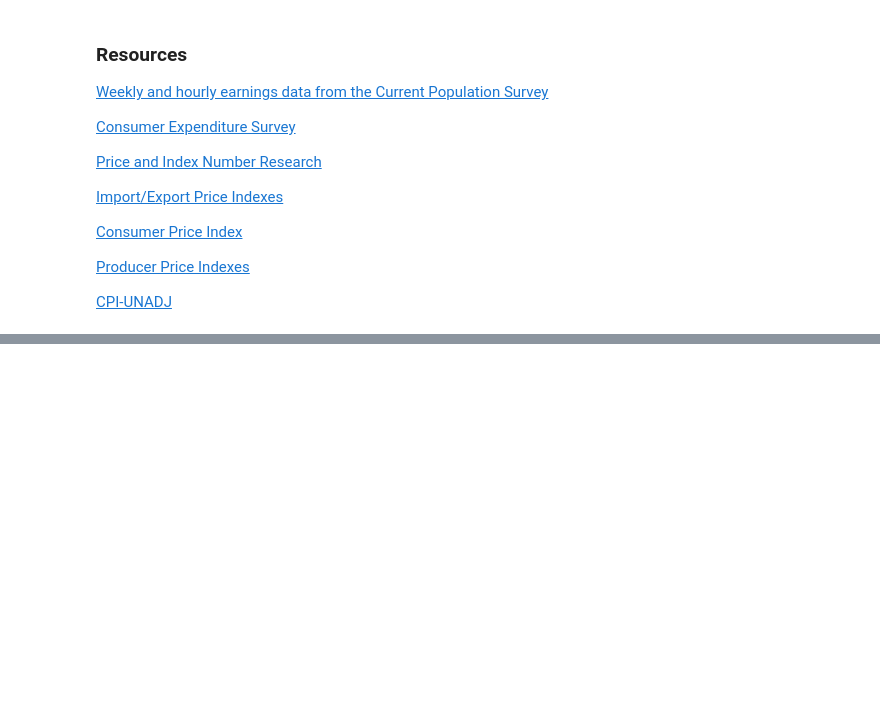
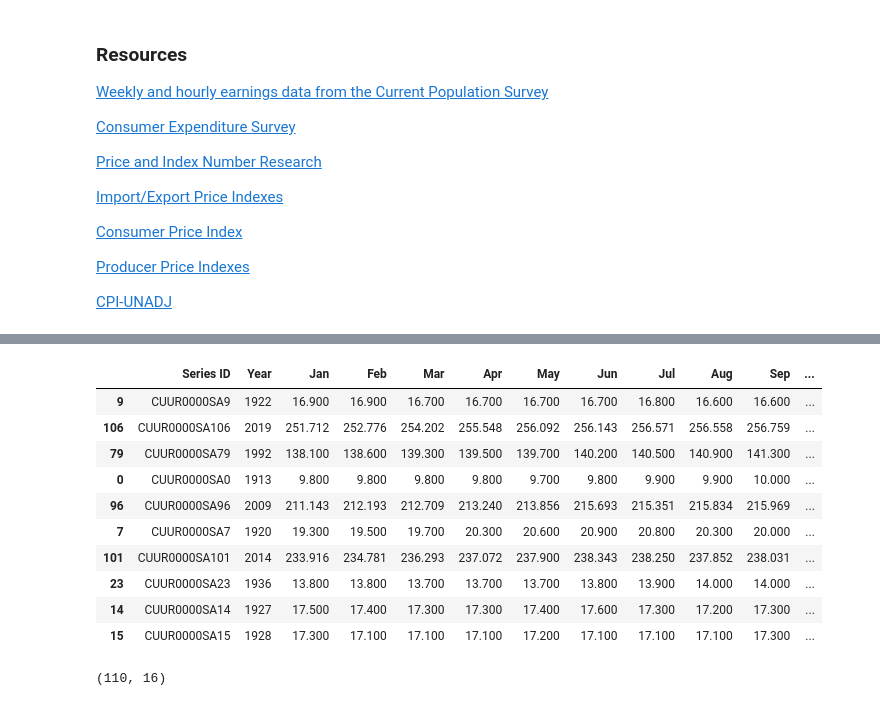
Before and after one commit to techthumb1/bls_project, a Jupyter notebook: notebooks/bls_data_tool.ipynb, the cells around one changed output, grey strips where cells are left out. Saved outputs shown, nothing was run; the diff lists cells and outputs as text; code cells hidden in the pictures; blank space fills up the shorter version.

```diff
--- a/notebooks/bls_data_tool.ipynb
+++ b/notebooks/bls_data_tool.ipynb
@@ -539,3 +572,22 @@ AttributeError: 'DataFrame' object has no attribute 'str'
+# %%
+cpiu = pd.read_table('/Users/jasonrobinson/Downloads/cpi_all_urban_hist.csv', sep=',')
+cpiu.sample(10)
+# %% [output]
+|  | Series ID | Year | Jan | Feb | Mar | Apr | May | Jun | Jul | Aug | Sep | ... |
+| 9 | CUUR0000SA9 | 1922 | 16.900 | 16.900 | 16.700 | 16.700 | 16.700 | 16.700 | 16.800 | 16.600 | 16.600 | ... |
+| 106 | CUUR0000SA106 | 2019 | 251.712 | 252.776 | 254.202 | 255.548 | 256.092 | 256.143 | 256.571 | 256.558 | 256.759 | ... |
+| 79 | CUUR0000SA79 | 1992 | 138.100 | 138.600 | 139.300 | 139.500 | 139.700 | 140.200 | 140.500 | 140.900 | 141.300 | ... |
+| 0 | CUUR0000SA0 | 1913 | 9.800 | 9.800 | 9.800 | 9.800 | 9.700 | 9.800 | 9.900 | 9.900 | 10.000 | ... |
+| 96 | CUUR0000SA96 | 2009 | 211.143 | 212.193 | 212.709 | 213.240 | 213.856 | 215.693 | 215.351 | 215.834 | 215.969 | ... |
+| 7 | CUUR0000SA7 | 1920 | 19.300 | 19.500 | 19.700 | 20.300 | 20.600 | 20.900 | 20.800 | 20.300 | 20.000 | ... |
+| 101 | CUUR0000SA101 | 2014 | 233.916 | 234.781 | 236.293 | 237.072 | 237.900 | 238.343 | 238.250 | 237.852 | 238.031 | ... |
+| 23 | CUUR0000SA23 | 1936 | 13.800 | 13.800 | 13.700 | 13.700 | 13.700 | 13.800 | 13.900 | 14.000 | 14.000 | ... |
+| 14 | CUUR0000SA14 | 1927 | 17.500 | 17.400 | 17.300 | 17.300 | 17.400 | 17.600 | 17.300 | 17.200 | 17.300 | ... |
+| 15 | CUUR0000SA15 | 1928 | 17.300 | 17.100 | 17.100 | 17.100 | 17.200 | 17.100 | 17.100 | 17.100 | 17.300 | ... |
+# %%
+cpiu.shape
+# %% [output]
+(110, 16)
 # %%
 plt.scatter(df['age'], df['fare'])
 plt.xlabel('Age')
```
Also changed, not shown: parts of 7 cells of this notebook.
